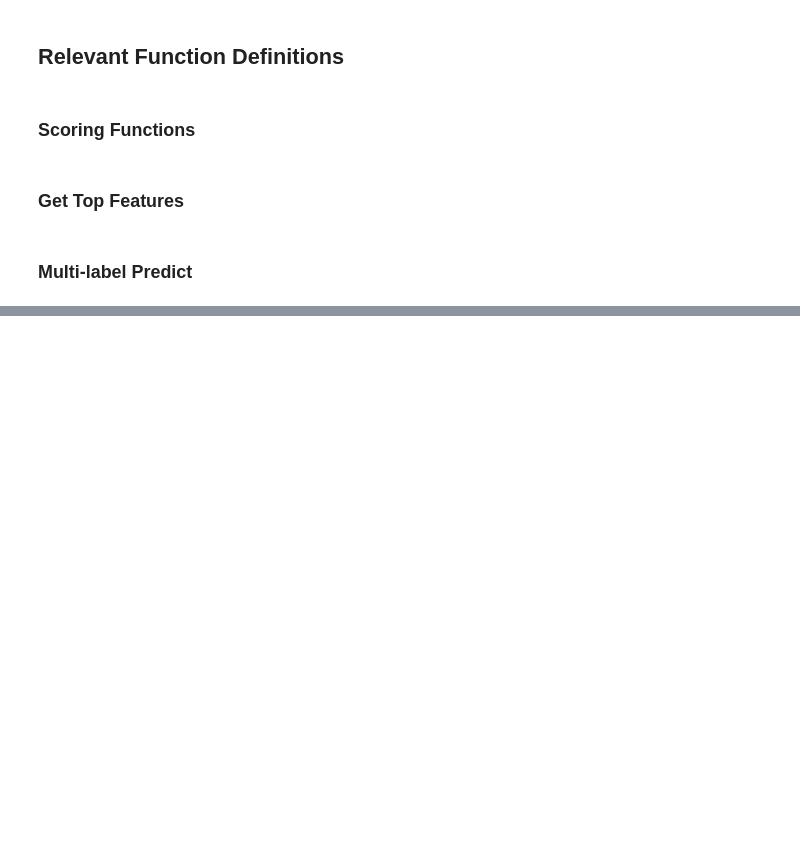
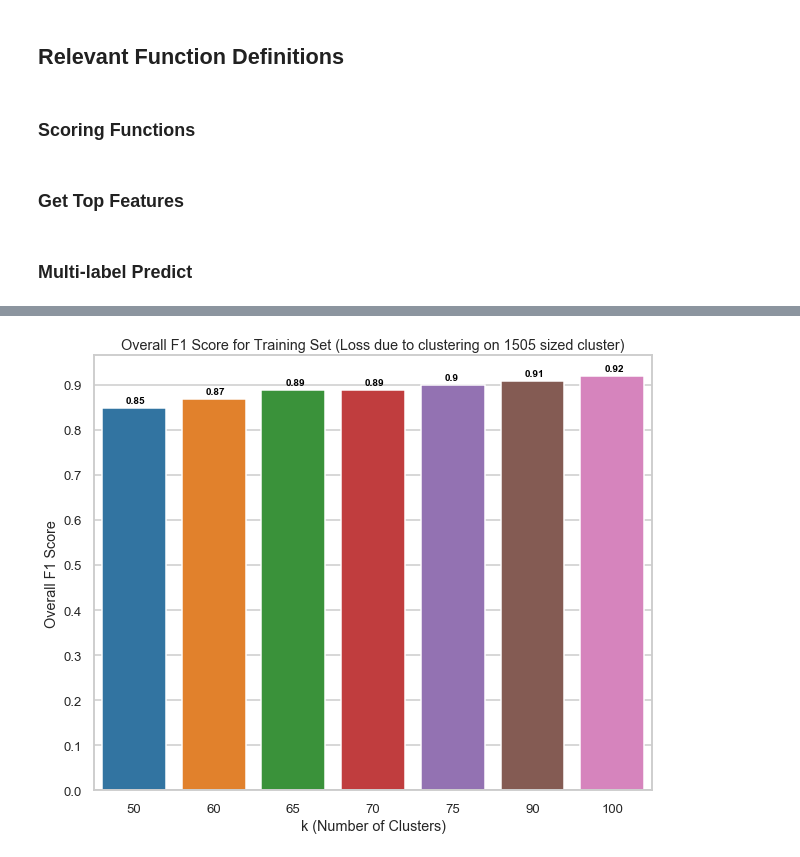
Before and after one commit to shashankvmaiya/Movie-Genre-Multi-Label-Text-Classification, a Jupyter notebook: Reports/Modeling.ipynb, the cells around one changed output, grey strips where cells are left out. Saved outputs shown, nothing was run; the diff lists cells and outputs as text; code cells hidden in the pictures; blank space fills up the shorter version.

Commit message:
result summary spreadsheet + more models

```diff
--- a/Reports/Modeling.ipynb
+++ b/Reports/Modeling.ipynb
@@ -378,0 +330,34 @@ train_y.shape
+# %%
+ks = [50, 60, 65, 70, 75, 90, 100]
+f1_score = []
+thresh = 0.85
+for k in ks:
+    kmeans = KMeans(n_clusters=k, random_state=2)
+    labels = kmeans.fit_predict(train_y)
+    cluster_center = pd.DataFrame(columns=train_y.columns)
+    for cluster_id in range(k):
+        cluster_center.loc[cluster_id] = (kmeans.cluster_centers_[cluster_id]>=thresh)*1
+
+    for idx, col in enumerate(train_y.columns):
+        max_idx = kmeans.cluster_centers_[:,idx].argmax()
+        max_value = kmeans.cluster_centers_[:,idx].max()
+        if max_value<thresh:
+            cluster_center.loc[max_idx, col] = 1
+
+    y_pred = pd.DataFrame(columns=train_y.columns, index=train_y.index)
+    for idx in range(k):
+        y_pred.loc[labels==idx,:] = cluster_center.loc[idx,:].values
+
+    result = accuracy(train_y, y_pred)
+    f1_score.append(result.loc['Avg/Total', 'F1-Score'])
+# %%
+f, ax = plt.subplots(1, 1, figsize=(10, 8))
+sns.barplot(x=ks, y=f1_score, axes=ax)
+ax.set(ylabel='Overall F1 Score', xlabel='k (Number of Clusters)')
+ax.set(title='Overall F1 Score for Training Set (Loss due to clustering on 1505 sized cluster)')
+plt.yticks(list(np.arange(0, 1, 0.1)))
+for idx, val in enumerate(f1_score):
+    ax.text(idx-0.1, val + 0.01,  str(val), color='black', fontweight='bold')
+plt.show()
+# %% [output]
+[figure, added]
```
Also changed, not shown: parts of 88 cells of this notebook, 1 other file.
